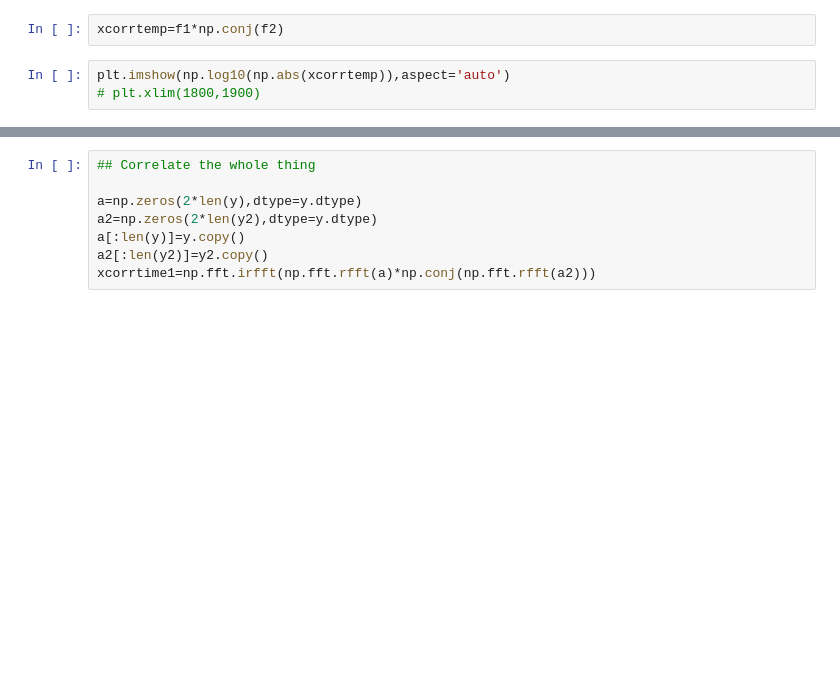
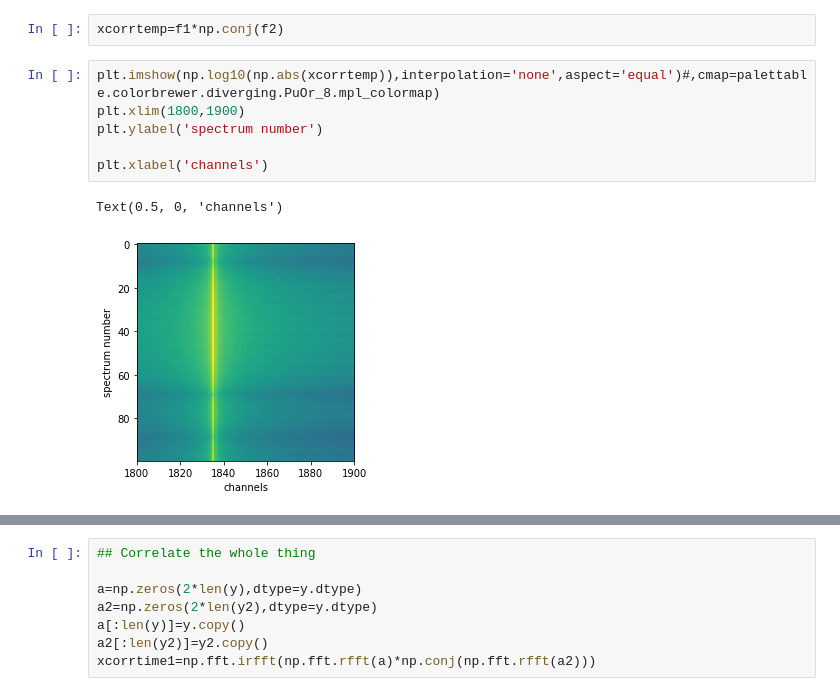
Before and after one commit to mohanagr/braindump, a Jupyter notebook: Forward and backward problem.ipynb, the cells around one changed output, grey strips where cells are left out. Saved outputs shown, nothing was run; the diff lists cells and outputs as text; blank space fills up the shorter version.

```diff
--- a/Forward and backward problem.ipynb
+++ b/Forward and backward problem.ipynb
@@ -58,6 +72,12 @@ f2=np.fft.rfft(yy2,axis=1)
 # %%
 xcorrtemp=f1*np.conj(f2)
 # %%
-plt.imshow(np.log10(np.abs(xcorrtemp)),aspect='auto')
-# plt.xlim(1800,1900)
+plt.imshow(np.log10(np.abs(xcorrtemp)),interpolation='none',aspect='equal')#,cmap=palettable.colorbrewer.diverging.PuOr_8.mpl_colormap)
+plt.xlim(1800,1900)
+plt.ylabel('spectrum number')
+
+plt.xlabel('channels')
+# %% [output]
+Text(0.5, 0, 'channels')
+[figure, added]
 # %%
```
Also changed, not shown: parts of 30 cells of this notebook, 1 other file.
